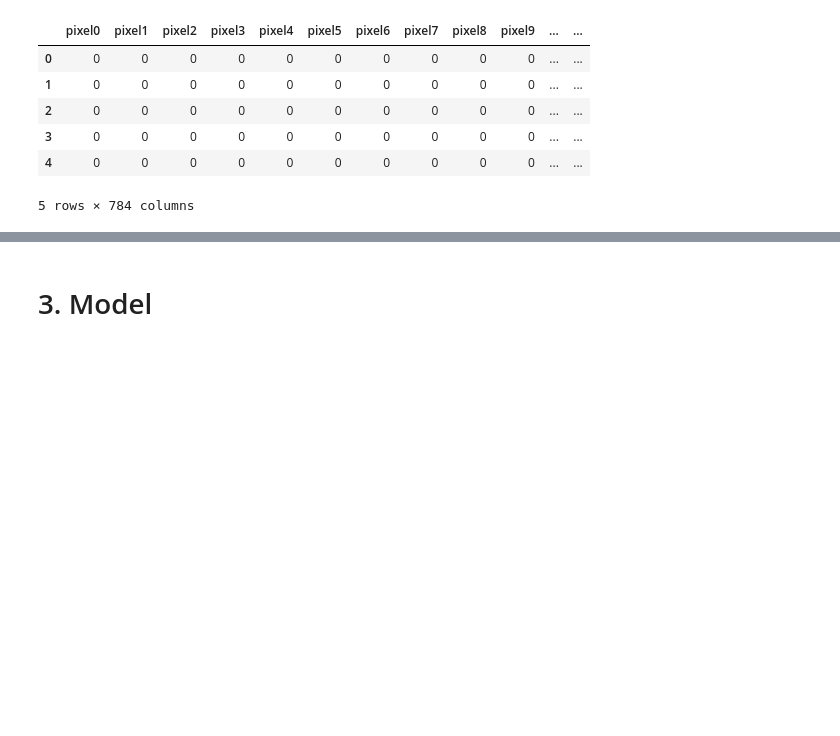
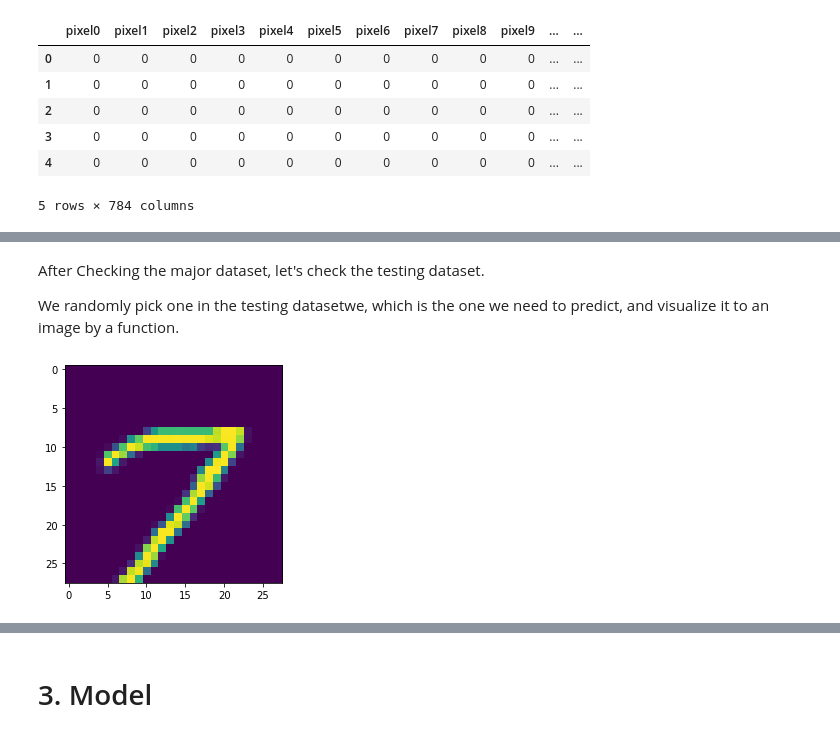
Before and after one commit to cychen116/CSCI-Machine-Learning, a Jupyter notebook: hw01/HW01_MNIST_k-nearest.ipynb, the cells around one changed output, grey strips where cells are left out. Cells and saved outputs as stored; diff of their text form; code cells hidden in the pictures; blank space fills up the shorter version.

```diff
--- a/hw01/HW01_MNIST_k-nearest.ipynb
+++ b/hw01/HW01_MNIST_k-nearest.ipynb
@@ -124,0 +118,4 @@ print("--- %s time elapsed ---" % str(timedelta(seconds=time.time() - start_time
+# %% [markdown]
+After Checking the major dataset, let's check the testing dataset.
+
+We randomly pick one in the testing datasetwe, which is the one we need to predict, and visualize it to an image by a function.
@@ -124,0 +129,6 @@ print("--- %s time elapsed ---" % str(timedelta(seconds=time.time() - start_time
+# %%
+# Randomly pick one in the dataset we will need to predict
+# And visualize the image
+showBWImage(mnist_prediction,6666)
+# %% [output]
+[figure, added]
```
Also changed, not shown: parts of 56 cells of this notebook.
